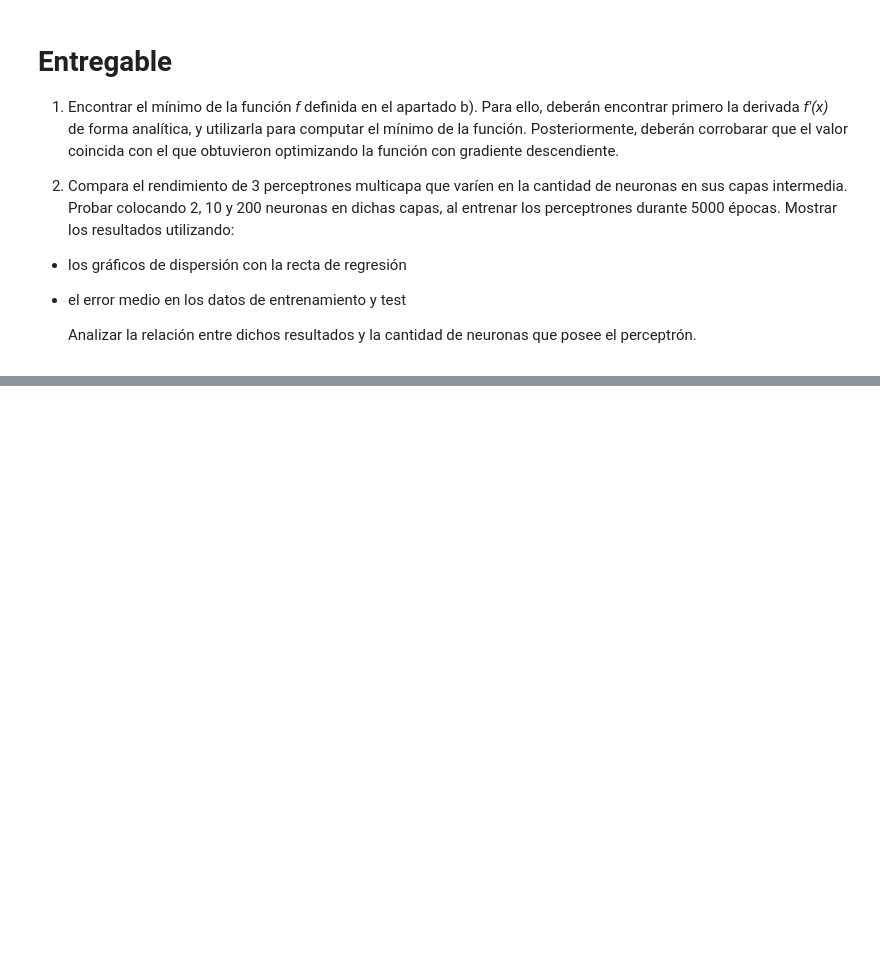
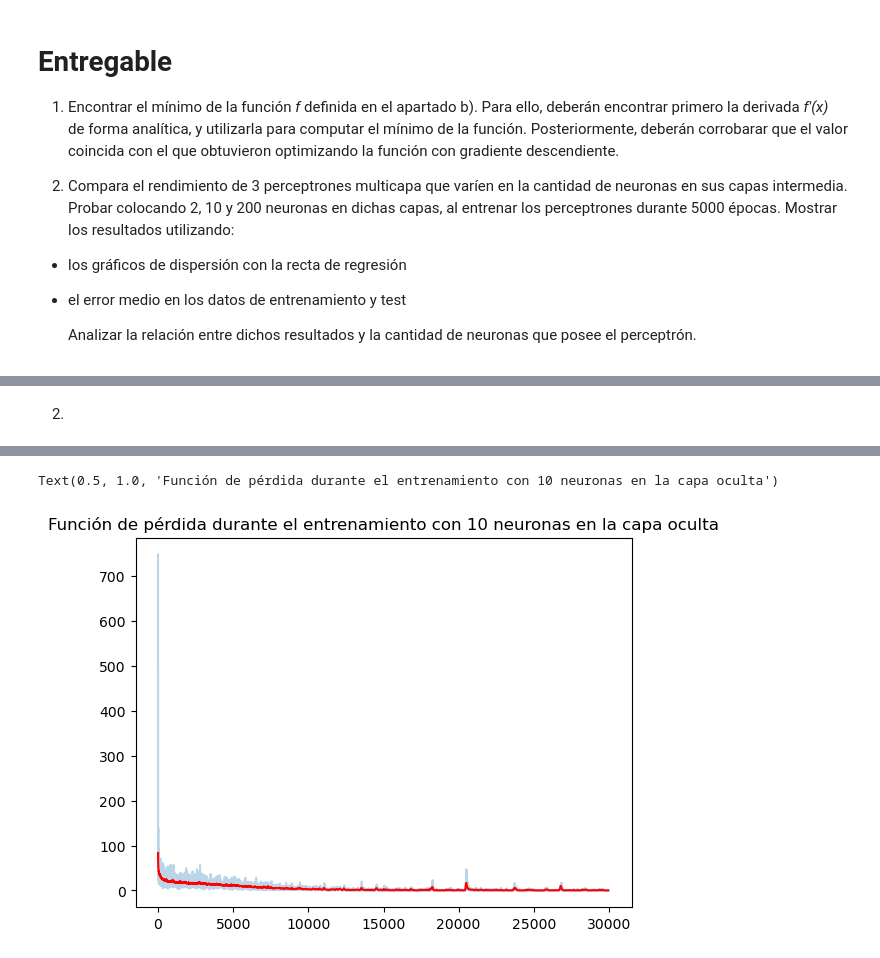
Before and after one commit to luzmontserrat/deep-learning, a Jupyter notebook: Practica 2 - Estudiantes.ipynb, the cells around one changed output, grey strips where cells are left out. Saved outputs shown, nothing was run; the diff lists cells and outputs as text; code cells hidden in the pictures; blank space fills up the shorter version.

```diff
--- a/Practica 2 - Estudiantes.ipynb
+++ b/Practica 2 - Estudiantes.ipynb
@@ -333,0 +351,75 @@ MSE medio en test: 39.702156
+# %% [markdown]
+2.
+# %%
+input_features = 14 # 14 atributos
+size_hidden = 10 # Número de neuronas en la capa oculta
+n_output = 1 # Número de neuronas en la capa de salida
+
+net = Net(input_features, size_hidden, n_output)
+
+
+
+# Construimos el optimizador, y le indicamos que los parámetros a optimizar
+# son los del modelo definido: net.parameters()
+
+optimizer = torch.optim.Adam(net.parameters() , lr=learning_rate)
+
+# Definimos también la función de pérdida a utilizar
+criterion = nn.MSELoss() #funcion LOSS
+
+# Creamos el objeto dataset que empaqueta los array de numpy para que puedan ser leidos por PyTorch
+dataset = TensorDataset(torch.from_numpy(X_train).clone(), torch.from_numpy(y_train).clone())
+
+# Creamos un loader iterable indicandole que debe leer los datos a partir de
+# del dataset creado en el paso anterior. Este objeto puede ser iterado
+# y nos devuelve de a un batch (x, y).
+loader = DataLoader(dataset=dataset, batch_size=batch_size, shuffle=True)
+
+# Número de épocas
+num_epochs = 5000 #una epoca es ver una vez todo mi dataset, esto lo hago 5000 veces en este caso
+# 5000 * N/32 es la cantidad de pasos del gradiente
+
+# Lista en la que iremos guardando el valor de la función de pérdida en cada etapa de entrenamiento
+loss_list_10 = []
+
+# Bucle de entrenamiento
+for i in range(num_epochs):
+
+    total_loss = 0.0
+    for x, y in loader:
+        # Seteo en cero los gradientes de los parámetros a optimizar
+        optimizer.zero_grad()
+
+        # Realizo la pasada forward por la
+        outputs = net(x)
+        loss = criterion(outputs, y.view(-1, 1))
+
+        # Realizo la pasada backward por la red
+        loss.backward()
+
+        # Actualizo los pesos de la red con el optimizador
+        optimizer.step()
+
+        # Me guardo el valor actual de la función de pérdida para luego graficarlo
+        loss_list_10.append(loss.data.item())
+
+        # Acumulo la loss del minibatch
+        total_loss += loss.item() * y.size(0)
+
+    # Normalizo la loss total
+    total_loss/= len(loader.dataset)
+
+    # Muestro el valor de la función de pérdida cada 100 iteraciones
+    if i > 0 and i % 100 == 0:
+        print('Epoch %d, loss = %g' % (i, total_loss))
+
+# Muestro la lista que contiene los valores de la función de pérdida
+# y una versión suavizada (rojo) para observar la tendencia
+plt.figure()
+loss_np_array = np.array(loss_list)
+plt.plot(loss_np_array, alpha = 0.3)
+N = 60
+running_avg_loss = np.convolve(loss_np_array, np.ones((N,))/N, mode='valid')
+plt.plot(running_avg_loss, color='red')
+plt.title("Función de pérdida durante el entrenamiento con 10 neuronas en la capa oculta")
+# %% [output]
@@ -333,0 +443,2 @@ MSE medio en test: 39.702156
+Text(0.5, 1.0, 'Función de pérdida durante el entrenamiento con 10 neuronas en la capa oculta')
+[figure, added]
```
Also changed, not shown: parts of 13 cells of this notebook, 9 other files.
